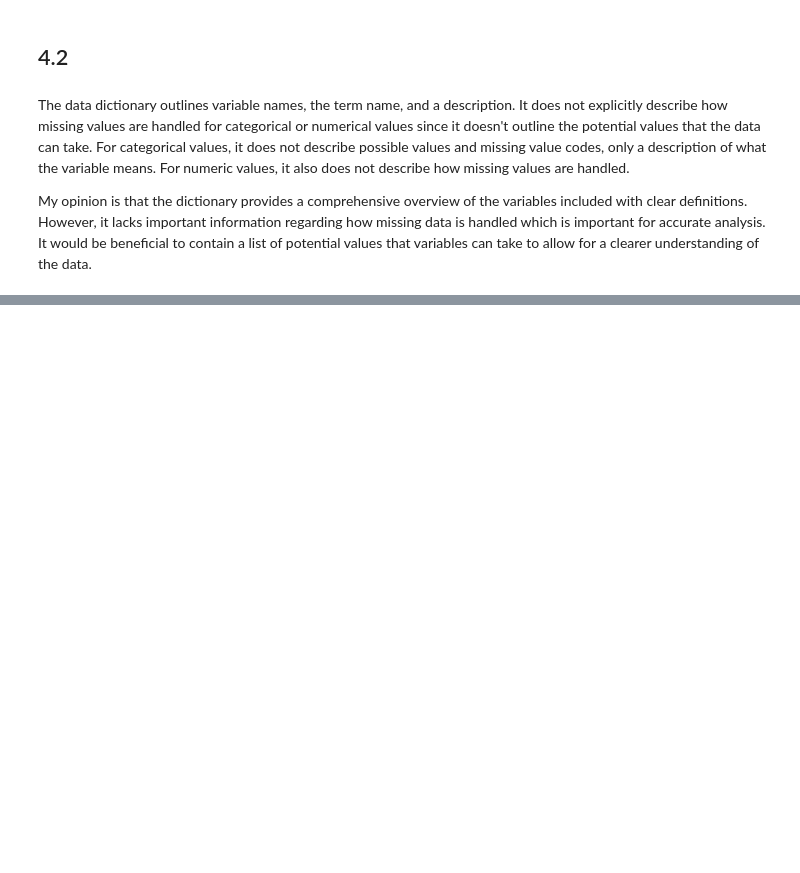
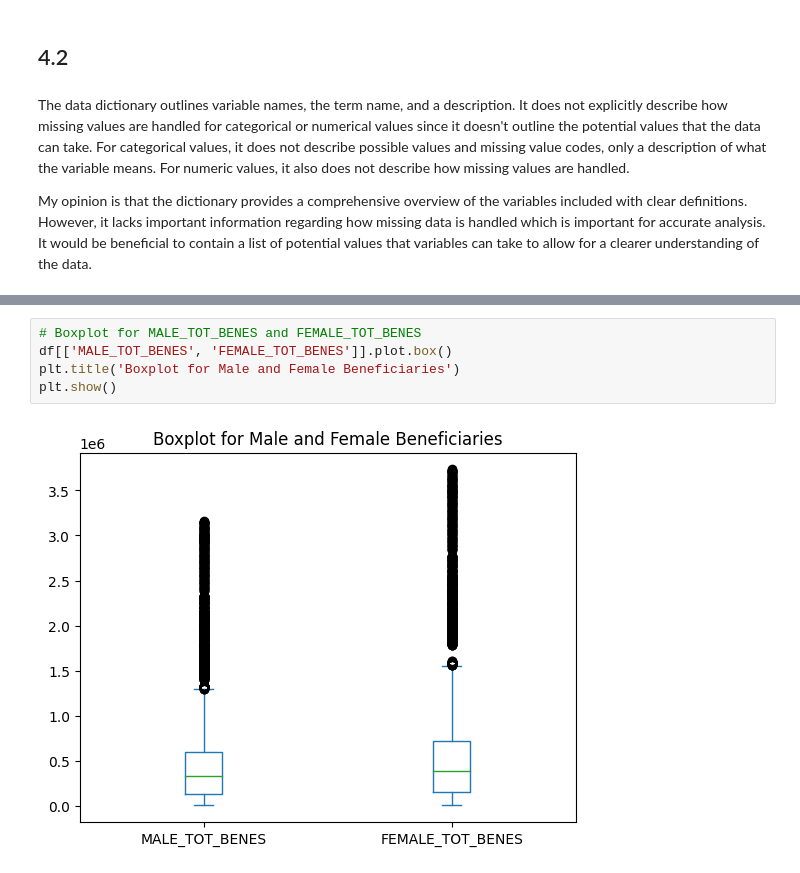
Before and after one commit to alyshaakhtar/DS3001-visualization, a Jupyter notebook: assignment/assignment.ipynb, the cells around one changed output, grey strips where cells are left out. Saved outputs shown, nothing was run; the diff lists cells and outputs as text; blank space fills up the shorter version.

```diff
--- a/assignment/assignment.ipynb
+++ b/assignment/assignment.ipynb
@@ -283,0 +373,7 @@ My opinion is that the dictionary provides a comprehensive overview of the varia
+# %%
+# Boxplot for MALE_TOT_BENES and FEMALE_TOT_BENES
+df[['MALE_TOT_BENES', 'FEMALE_TOT_BENES']].plot.box()
+plt.title('Boxplot for Male and Female Beneficiaries')
+plt.show()
+# %% [output]
+[figure, added]
```
Also changed, not shown: parts of 25 cells of this notebook.
